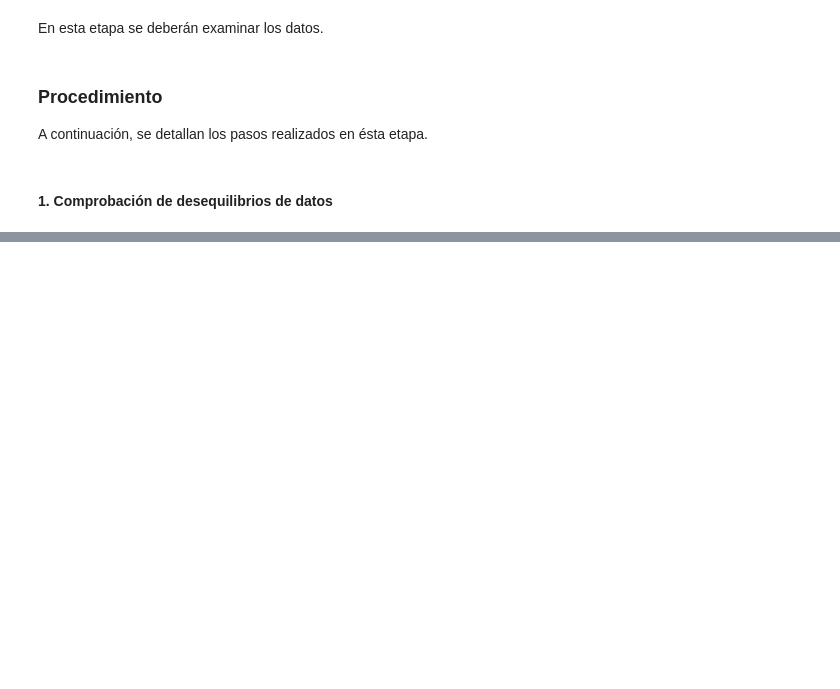
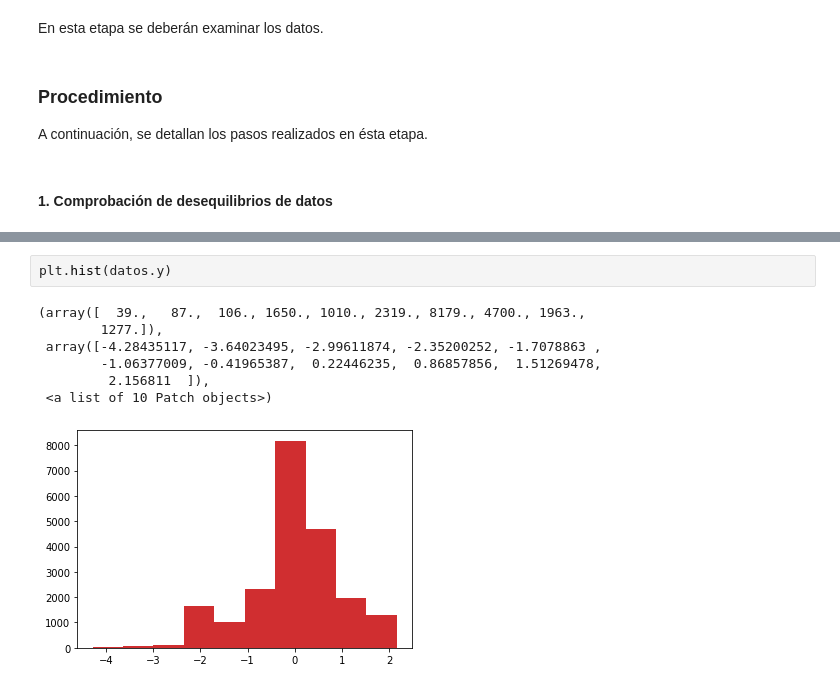
Before and after one commit to VictorSepulveda1994/Minor-Machine-Learning, a Jupyter notebook: Proyecto_Final/Etapa03-Explore/Explore-Human_Activity_Recognition.ipynb, the cells around one changed output, grey strips where cells are left out. Cells and saved outputs as stored; diff of their text form; blank space fills up the shorter version.

```diff
--- a/Proyecto_Final/Etapa03-Explore/Explore-Human_Activity_Recognition.ipynb
+++ b/Proyecto_Final/Etapa03-Explore/Explore-Human_Activity_Recognition.ipynb
@@ -339,0 +368,10 @@ En esta etapa se deberán examinar los datos.
+# %%
+plt.hist(datos.y)
+# %% [output]
+(array([  39.,   87.,  106., 1650., 1010., 2319., 8179., 4700., 1963.,
+        1277.]),
+ array([-4.28435117, -3.64023495, -2.99611874, -2.35200252, -1.7078863 ,
+        -1.06377009, -0.41965387,  0.22446235,  0.86857856,  1.51269478,
+         2.156811  ]),
+ <a list of 10 Patch objects>)
+[figure, added]
```
Also changed, not shown: parts of 12 cells of this notebook.
